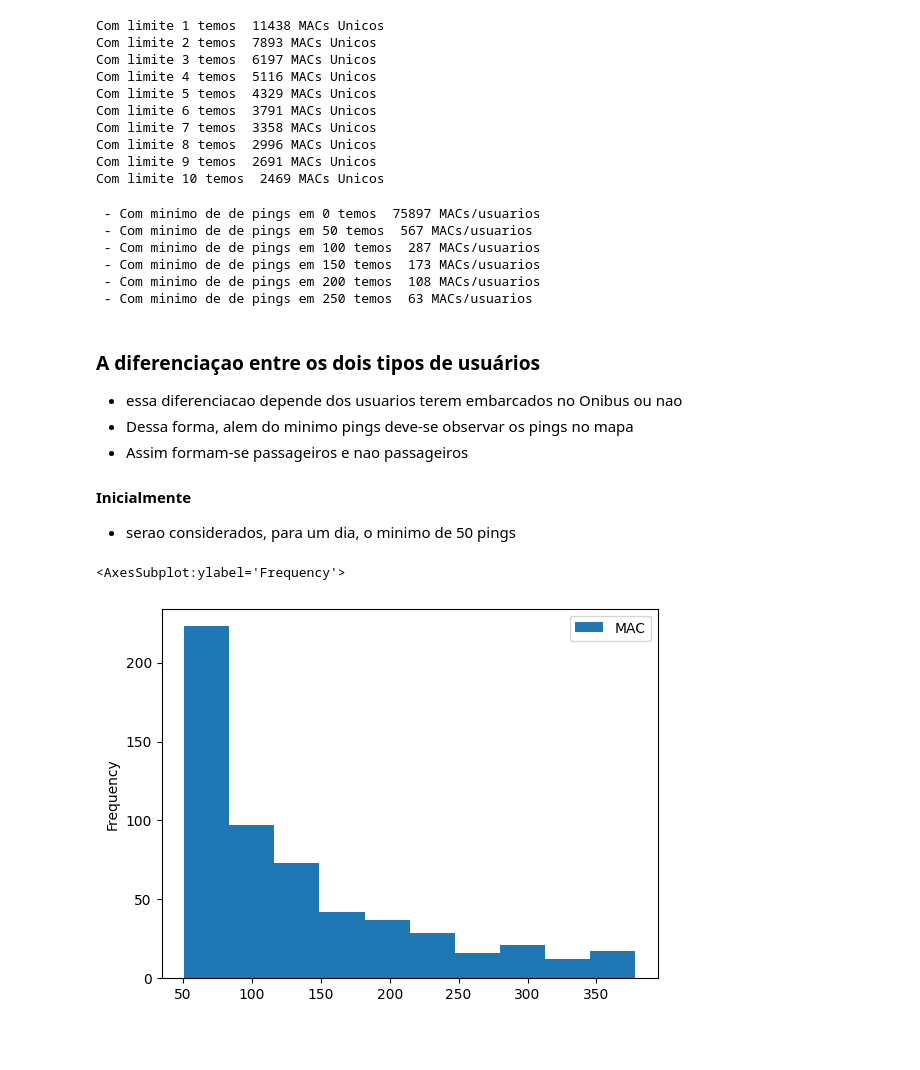
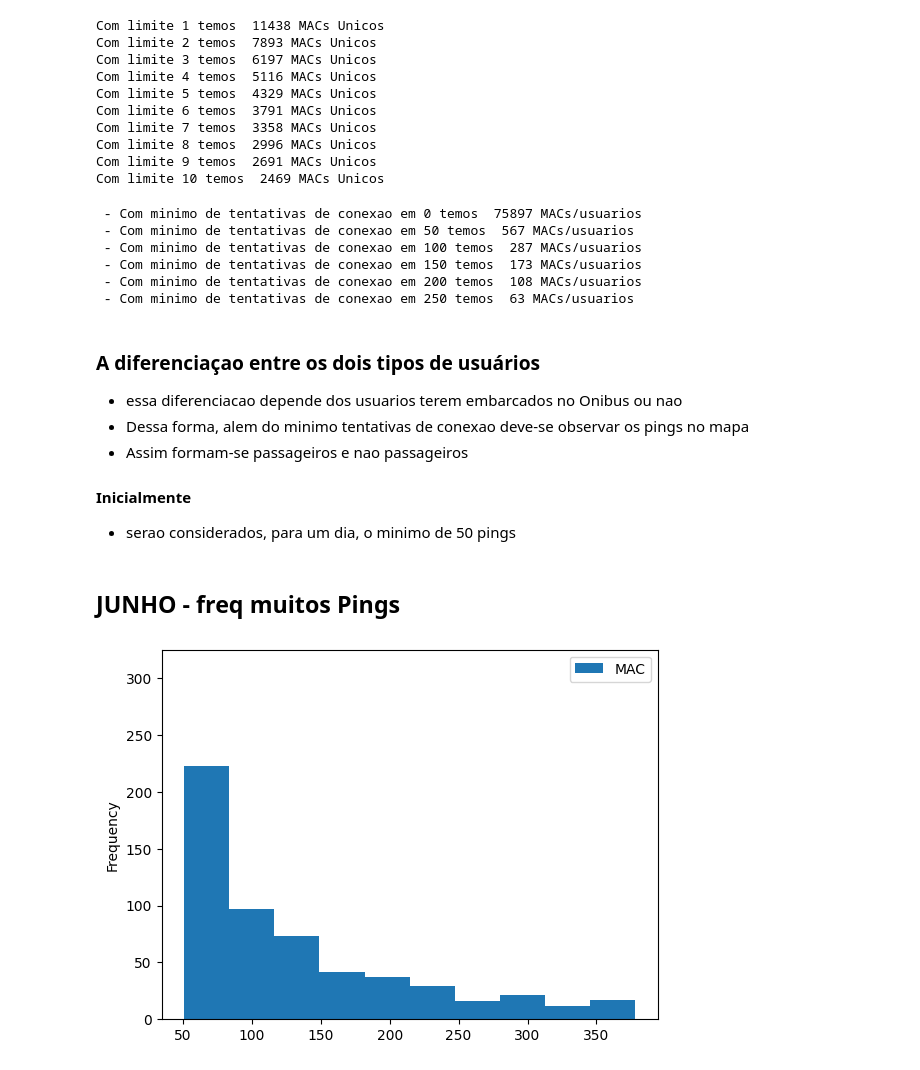
Before and after one commit to guilistocco/TCC_TABELA_DE_HORARIOS, a Jupyter notebook: explora dados onibus .ipynb, the cells around one changed output. Cells and saved outputs as stored; diff of their text form; code cells hidden in the pictures; blank space fills up the shorter version.

```diff
--- a/explora dados onibus .ipynb
+++ b/explora dados onibus .ipynb
@@ -86,5 +57,5 @@ junho
 # %%
-junho = junho[['MAC', 'latitudeI', 'longitudeI', 'latitudeF', 'longitudeF', 'cnt_pckg',
+junho = junho[['MAC',  'device_id','latitudeI', 'longitudeI', 'latitudeF', 'longitudeF', 'cnt_pckg',
        'duration', 'dataInicio', 'dataFim']]
 # %% [markdown]
 ## Analise sobre Frequencia das data
@@ -186,6 +158,6 @@ junho[junho['device_id'].isna()]
 # %%
-distribuicao = pd.DataFrame(junho['MAC'].value_counts())
-distribuicao
+distribuicao_junho = pd.DataFrame(junho['MAC'].value_counts())
+distribuicao_junho
 # %% [output]
 |  | MAC |
 | f8:b7:e2:c2:98:00 | 378 |
@@ -236,18 +206,18 @@ Com limite 9 temos  2691 MACs Unicos
 Com limite 10 temos  2469 MACs Unicos
 # %%
 for limite in range (0,300,50):
-    print( ' - Com minimo de de pings em {} temos '.format(limite),distribuicao.loc[distribuicao['MAC']>limite].shape[0], 'MACs/usuarios' )
+    print( ' - Com minimo de tentativas de conexao em {} temos '.format(limite),distribuicao_junho.loc[distribuicao_junho['MAC']>limite].shape[0], 'MACs/usuarios' )
 # %% [output]
- - Com minimo de de pings em 0 temos  75897 MACs/usuarios
- - Com minimo de de pings em 50 temos  567 MACs/usuarios
- - Com minimo de de pings em 100 temos  287 MACs/usuarios
- - Com minimo de de pings em 150 temos  173 MACs/usuarios
- - Com minimo de de pings em 200 temos  108 MACs/usuarios
- - Com minimo de de pings em 250 temos  63 MACs/usuarios
+ - Com minimo de tentativas de conexao em 0 temos  75897 MACs/usuarios
+ - Com minimo de tentativas de conexao em 50 temos  567 MACs/usuarios
+ - Com minimo de tentativas de conexao em 100 temos  287 MACs/usuarios
+ - Com minimo de tentativas de conexao em 150 temos  173 MACs/usuarios
+ - Com minimo de tentativas de conexao em 200 temos  108 MACs/usuarios
+ - Com minimo de tentativas de conexao em 250 temos  63 MACs/usuarios
 # %% [markdown]
 ### A diferenciaçao entre os dois tipos de usuários
  - essa diferenciacao depende dos usuarios terem embarcados no Onibus ou nao
- - Dessa forma, alem do minimo pings deve-se observar os pings no mapa
+ - Dessa forma, alem do minimo tentativas de conexao deve-se observar os pings no mapa
  - Assim formam-se passageiros e nao passageiros
 
  #### Inicialmente
@@ -257,10 +227,11 @@ mts_pings_index = distribuicao.loc[distribuicao['MAC']>50].index
 mts_pings = junho.loc[junho['MAC'].isin(mts_pings_index)]
 pcos_pings = junho.loc[~junho['MAC'].isin(set(mts_pings['MAC']))]
+# %% [markdown]
+## JUNHO - freq muitos Pings
 # %%
-pd.DataFrame(distribuicao.loc[distribuicao['MAC']>50]).plot(kind='hist')
+pd.DataFrame(distribuicao_junho.loc[distribuicao_junho['MAC']>50]).plot(kind='hist', ylim = (0,325));
 # %% [output]
-<AxesSubplot:ylabel='Frequency'>
-[figure, old version]
+[figure, new version]
 # %%
 junho
 # %% [output]
```
Also changed, not shown: parts of 66 cells of this notebook, 1 other file.
